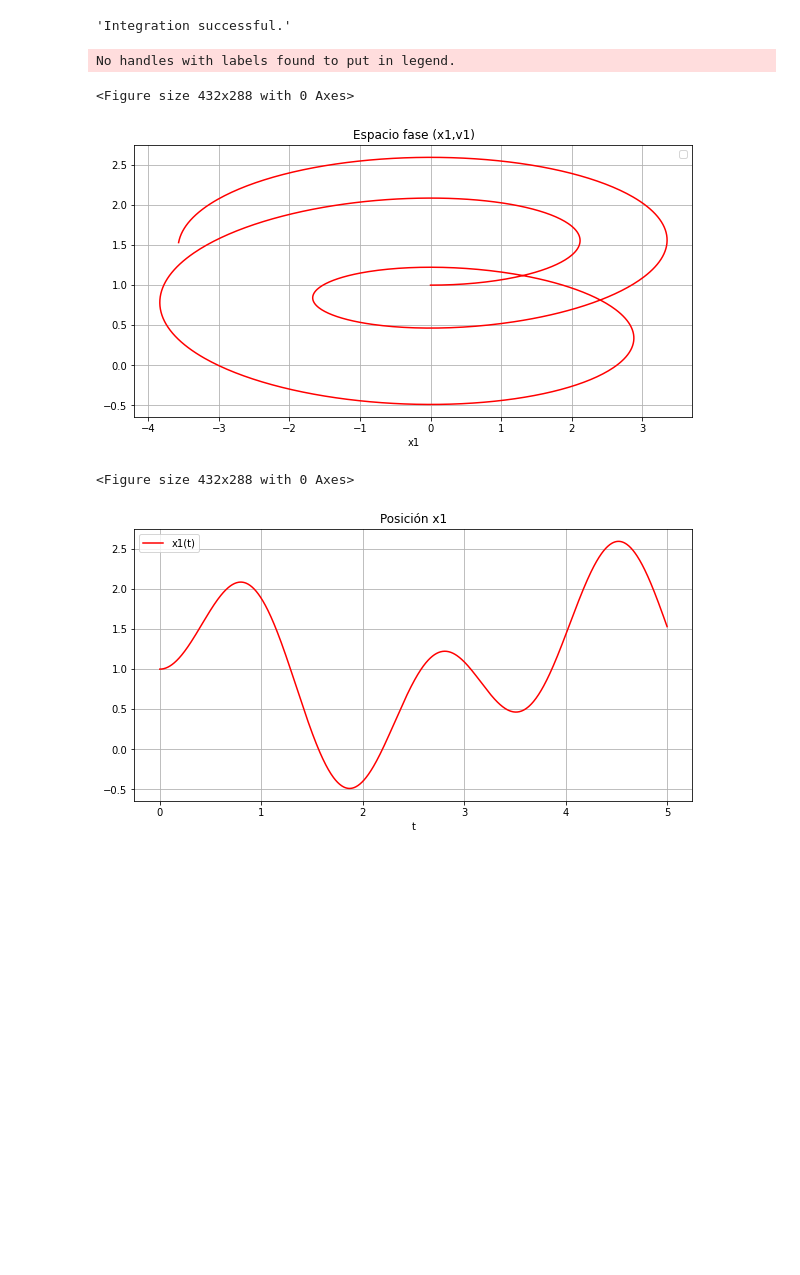
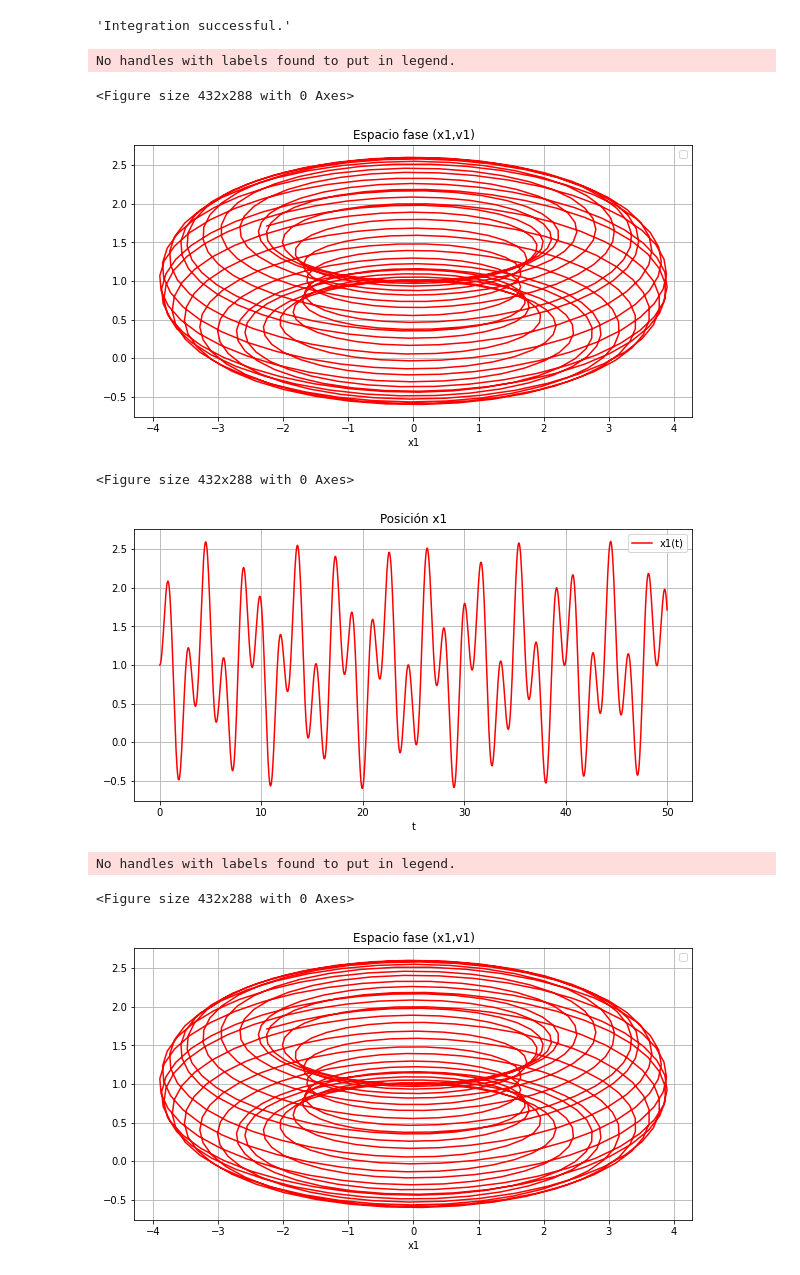
Before and after one commit to HumbertoMezaRuiz/Computacional1, a Jupyter notebook: Actividad9/Actividad9.ipynb, the cells around one changed output. Cells and saved outputs as stored; diff of their text form; code cells hidden in the pictures; blank space fills up the shorter version.

```diff
--- a/Actividad9/Actividad9.ipynb
+++ b/Actividad9/Actividad9.ipynb
@@ -531,13 +531,13 @@ b1 = 0.0
 b2 = 0.0
 k1 = 6.0
 k2 = 4.0
-L = 1
+L = 1.0
 
 def dX_dt(X, t=0):
     """ El lado derecho del sistema de ecuaciones """
     return np.array([ X[2] , X[3] ,
-                     -b1 * X[2] - 6 * (X[0]-L) + 4 *(X[1]-X[0]-L),
-                     -b2 * X[3] - 4 * (X[1]-X[0]-L)])
+                     -b1 * X[2] - k1 * (X[0]-L) + k2 *(X[1]-X[0]-L),
+                     -b2 * X[3] - k2 * (X[1]-X[0]-L)])
 # %%
 # Los puntos críticos del sistema
 X_f0 = np.array([0.0 , 0.0 , 0.0 , 0.0])
@@ -594,7 +594,7 @@ Periodo: 2.7894013636507857
 # %%
 # Integramos el sistema de ecuaciones de Lotka-Volterra usando odeint
 
-t = np.linspace(0.0, 5,  1000)              # Rango de tiempo de integración
+t = np.linspace(0.0, 50,  1000)              # Rango de tiempo de integración
 X0 = np.array([1, 4, 0, 0])                     # Condiciones iniciales: X = [x1(0), x2(0), v1(0), v2(0)] = [1,4,0,0]
 X, infodict = integrate.odeint(dX_dt, X0, t, full_output=True)
 infodict['message']
@@ -603,31 +603,74 @@ infodict['message']
 # %%
 # Graficamos las soluciones
 
 x1, x2 , v1, v2 = X.T
 
 
 f1 = plt.figure();
 plt.figure(figsize=(10, 5));
 plt.plot(v1, x1, 'r-');
 #plt.plot(t, v1  , 'b-', label='v1(t)');
 plt.grid();
 plt.legend(loc='best');
 plt.xlabel('x1');
 plt.title('Espacio fase (x1,v1)');
 plt.show();
 
 f1 = plt.figure();
 plt.figure(figsize=(10, 5));
 plt.plot(t, x1, 'r-', label='x1(t)');
 #plt.plot(t, v2  , 'b-', label='v2(t)');
 plt.grid();
 plt.legend(loc='best');
 plt.xlabel('t');
 plt.title('Posición x1');
 plt.show();
+
+f1 = plt.figure();
+plt.figure(figsize=(10, 5));
+plt.plot(v1, x1, 'r-');
+#plt.plot(t, v1  , 'b-', label='v1(t)');
+plt.grid();
+plt.legend(loc='best');
+plt.xlabel('x1');
+plt.title('Espacio fase (x1,v1)');
+plt.show();
+
+f1 = plt.figure();
+plt.figure(figsize=(10, 5));
+plt.plot(t, x1, 'r-', label='x1(t)');
+#plt.plot(t, v2  , 'b-', label='v2(t)');
+plt.grid();
+plt.legend(loc='best');
+plt.xlabel('t');
+plt.title('Posición x1');
+plt.show();
+
+f1 = plt.figure();
+plt.figure(figsize=(10, 5));
+plt.plot(v2, x2, 'b-');
+#plt.plot(t, v1  , 'b-', label='v1(t)');
+plt.grid();
+plt.legend(loc='best');
+plt.xlabel('x1');
+plt.title('Espacio fase (x2,v2)');
+plt.show();
+
+f1 = plt.figure();
+plt.figure(figsize=(10, 5));
+plt.plot(t, x2, 'b-', label='x2(t)');
+#plt.plot(t, v2  , 'b-', label='v2(t)');
+plt.grid();
+plt.legend(loc='best');
+plt.xlabel('t');
+plt.title('Posición x2');
+plt.show();
 # %% [output]
 No handles with labels found to put in legend.
 <Figure size 432x288 with 0 Axes>
-[figure, old version]
+[figure, new version]
 <Figure size 432x288 with 0 Axes>
-[figure, old version]
+[figure, new version]
+No handles with labels found to put in legend.
+<Figure size 432x288 with 0 Axes>
+[figure, added]
```
Also changed, not shown: parts of 5 cells of this notebook.
